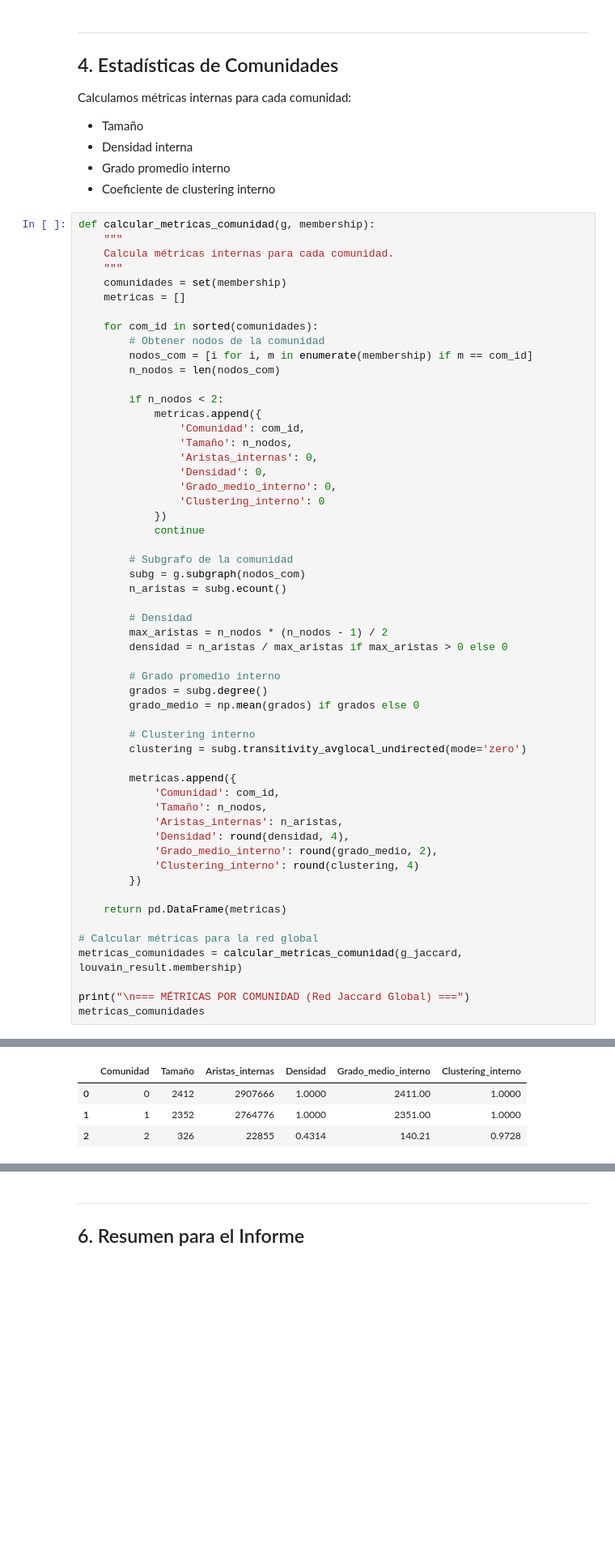
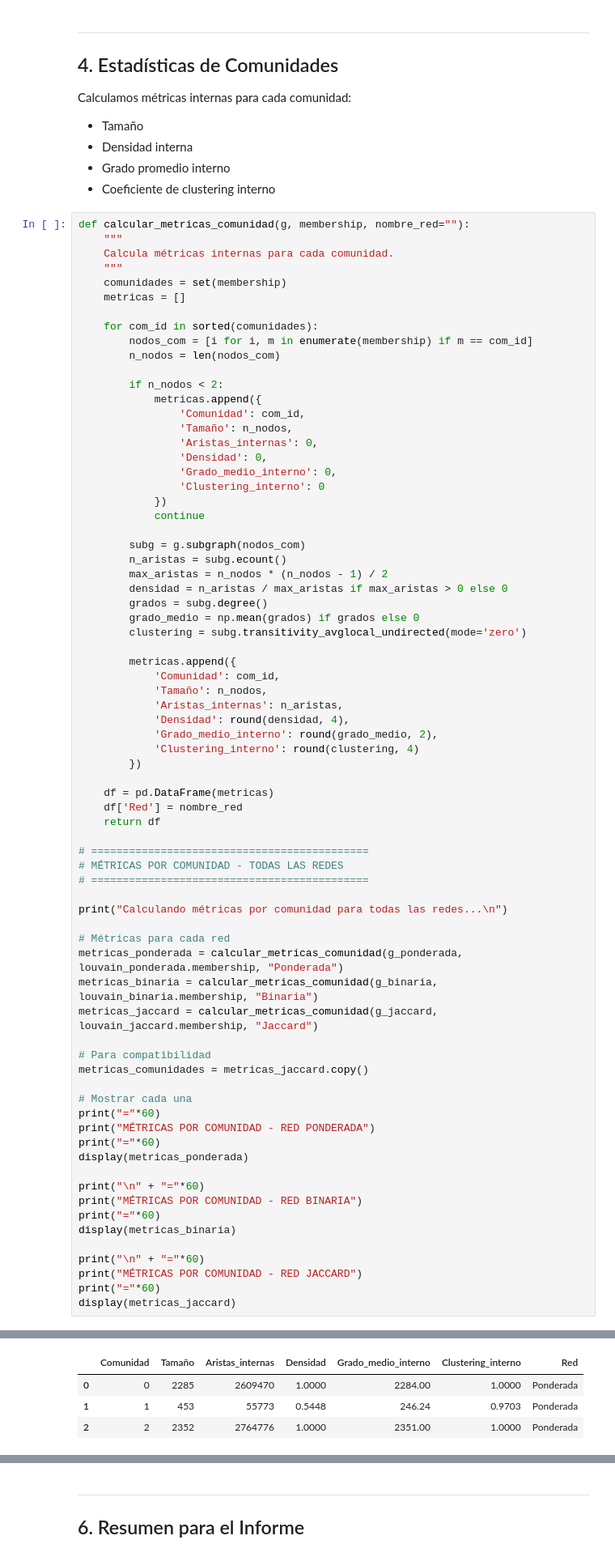
Before and after one commit to panconlocro/ComplexNetworks_TP, a Jupyter notebook: notebooks/04_tf.ipynb, the cells around one changed output, grey strips where cells are left out. Shown at 81% size. Drawn from its saved outputs; the diff is of its cells as text; blank space fills up the shorter version.

```diff
--- a/notebooks/04_tf.ipynb
+++ b/notebooks/04_tf.ipynb
@@ -518,7 +897,7 @@ Calculamos métricas internas para cada comunidad:
 - Grado promedio interno
 - Coeficiente de clustering interno
 # %%
-def calcular_metricas_comunidad(g, membership):
+def calcular_metricas_comunidad(g, membership, nombre_red=""):
     """
     Calcula métricas internas para cada comunidad.
     """
@@ -526,7 +905,6 @@ def calcular_metricas_comunidad(g, membership):
     metricas = []
 
     for com_id in sorted(comunidades):
-        # Obtener nodos de la comunidad
         nodos_com = [i for i, m in enumerate(membership) if m == com_id]
         n_nodos = len(nodos_com)
 
@@ -541,19 +919,12 @@ def calcular_metricas_comunidad(g, membership):
             })
             continue
 
-        # Subgrafo de la comunidad
         subg = g.subgraph(nodos_com)
         n_aristas = subg.ecount()
-
-        # Densidad
         max_aristas = n_nodos * (n_nodos - 1) / 2
         densidad = n_aristas / max_aristas if max_aristas > 0 else 0
-
-        # Grado promedio interno
         grados = subg.degree()
         grado_medio = np.mean(grados) if grados else 0
-
-        # Clustering interno
         clustering = subg.transitivity_avglocal_undirected(mode='zero')
 
         metricas.append({
@@ -565,11 +936,37 @@ def calcular_metricas_comunidad(g, membership):
             'Clustering_interno': round(clustering, 4)
         })
 
-    return pd.DataFrame(metricas)
+    df = pd.DataFrame(metricas)
+    df['Red'] = nombre_red
+    return df
 
-# Calcular métricas para la red global
-metricas_comunidades = calcular_metricas_comunidad(g_jaccard, louvain_result.membership)
+# ============================================
+# MÉTRICAS POR COMUNIDAD - TODAS LAS REDES
+# ============================================
 
-print("\n=== MÉTRICAS POR COMUNIDAD (Red Jaccard Global) ===")
-metricas_comunidades
+print("Calculando métricas por comunidad para todas las redes...\n")
+
+# Métricas para cada red
+metricas_ponderada = calcular_metricas_comunidad(g_ponderada, louvain_ponderada.membership, "Ponderada")
+metricas_binaria = calcular_metricas_comunidad(g_binaria, louvain_binaria.membership, "Binaria")
+metricas_jaccard = calcular_metricas_comunidad(g_jaccard, louvain_jaccard.membership, "Jaccard")
+
+# Para compatibilidad
+metricas_comunidades = metricas_jaccard.copy()
+
+# Mostrar cada una
+print("="*60)
+print("MÉTRICAS POR COMUNIDAD - RED PONDERADA")
+print("="*60)
+display(metricas_ponderada)
+
+print("\n" + "="*60)
+print("MÉTRICAS POR COMUNIDAD - RED BINARIA")
+print("="*60)
+display(metricas_binaria)
+
+print("\n" + "="*60)
+print("MÉTRICAS POR COMUNIDAD - RED JACCARD")
+print("="*60)
+display(metricas_jaccard)
 # %% [output]
@@ -577,4 +981,4 @@ metricas_comunidades
-|  | Comunidad | Tamaño | Aristas_internas | Densidad | Grado_medio_interno | Clustering_interno |
-| 0 | 0 | 2412 | 2907666 | 1.0000 | 2411.00 | 1.0000 |
-| 1 | 1 | 2352 | 2764776 | 1.0000 | 2351.00 | 1.0000 |
-| 2 | 2 | 326 | 22855 | 0.4314 | 140.21 | 0.9728 |
+|  | Comunidad | Tamaño | Aristas_internas | Densidad | Grado_medio_interno | Clustering_interno | Red |
+| 0 | 0 | 2285 | 2609470 | 1.0000 | 2284.00 | 1.0000 | Ponderada |
+| 1 | 1 | 453 | 55773 | 0.5448 | 246.24 | 0.9703 | Ponderada |
+| 2 | 2 | 2352 | 2764776 | 1.0000 | 2351.00 | 1.0000 | Ponderada |
```
Also changed, not shown: parts of 17 cells of this notebook, 8 other files.
